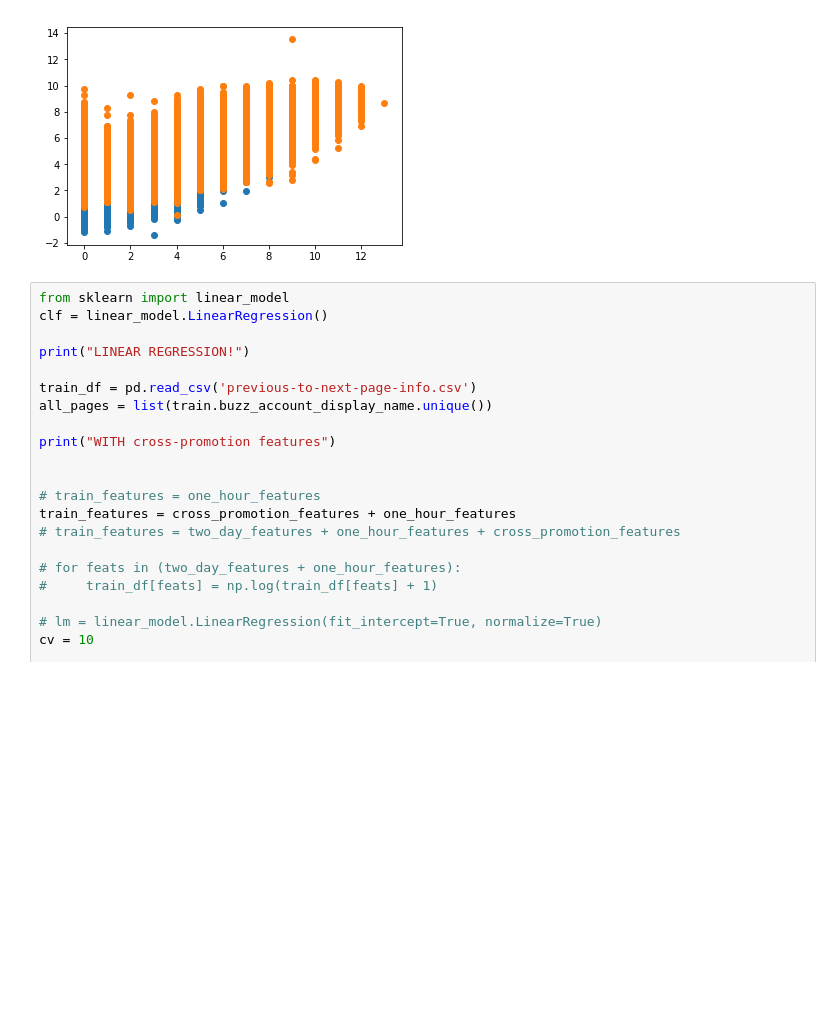
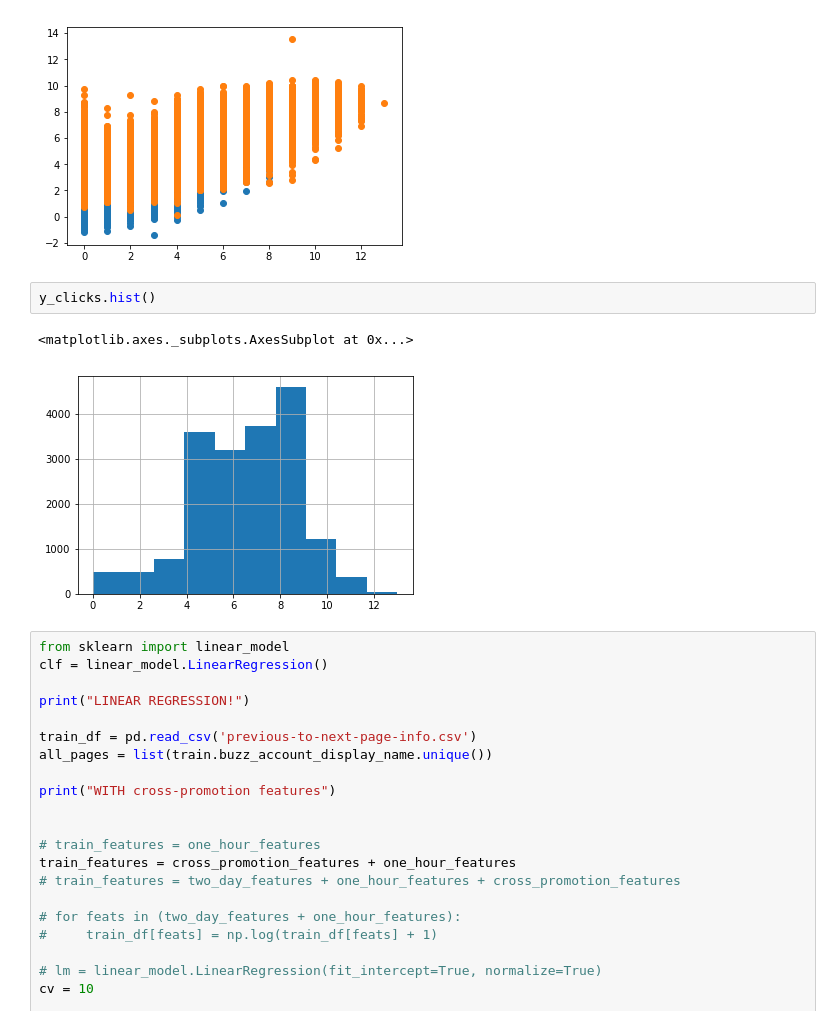
Before and after one commit to eshwarchandrasekharan/predict-pop, a Jupyter notebook: code/where-do-I-post-next.ipynb, the cells around one changed output. Saved outputs shown, nothing was run; the diff lists cells and outputs as text; blank space fills up the shorter version.

```diff
--- a/code/where-do-I-post-next.ipynb
+++ b/code/where-do-I-post-next.ipynb
@@ -840,6 +840,11 @@ Mean values (share):  2.236196984488556  | percent error:  0.463546771197
 Cross-Predicted Accuracy (R2): 0.446548329247
 Mean values (clicks):  6.531999132226923  | percent error:  0.198195161213
 [figure]
+# %%
+y_clicks.hist()
+# %% [output]
+<matplotlib.axes._subplots.AxesSubplot at 0x...>
+[figure, added]
 # %%
 from sklearn import linear_model
 clf = linear_model.LinearRegression()
```
Also changed, not shown: parts of 5 cells of this notebook, 3 other files.
